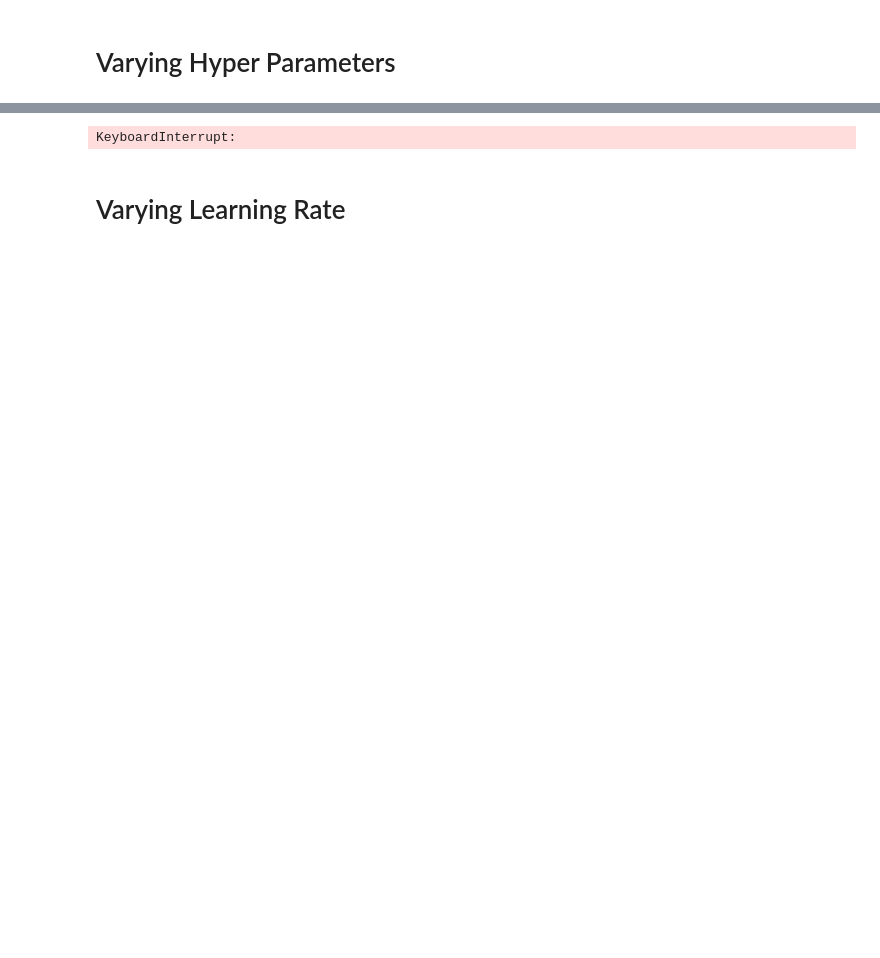
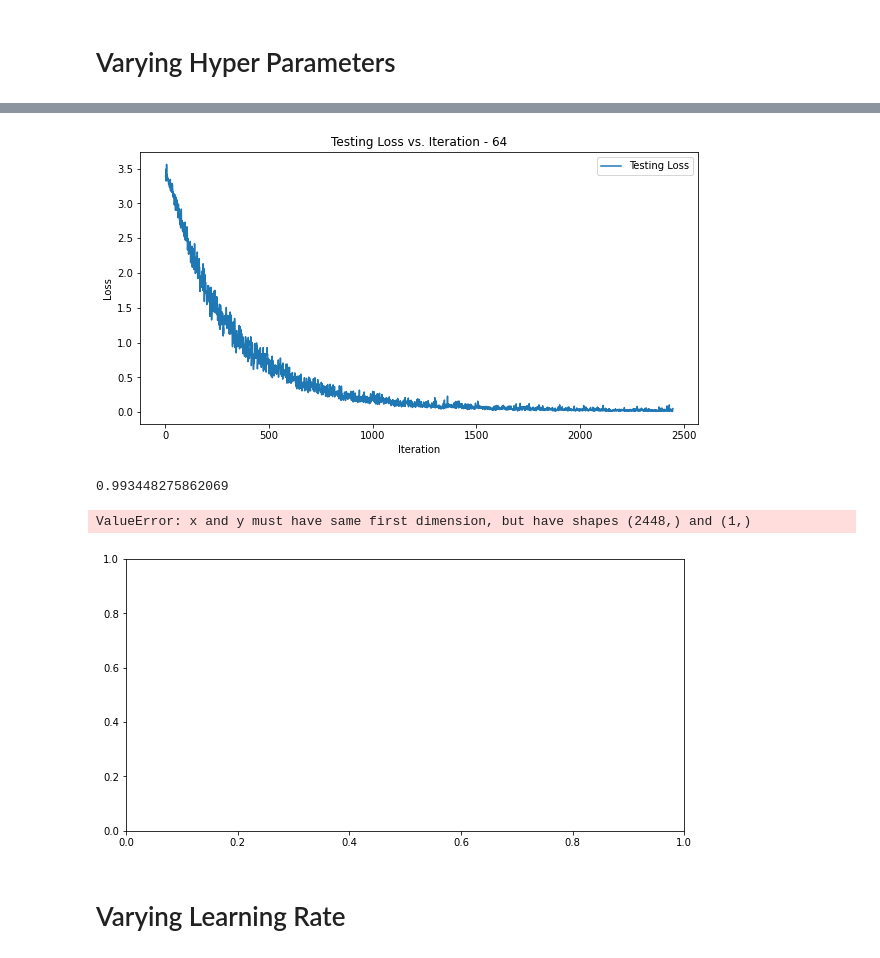
Before and after one commit to sebastian110203/ECE176Final, a Jupyter notebook: ECE_176_Project.ipynb, the cells around one changed output, grey strips where cells are left out. Saved outputs shown, nothing was run; the diff lists cells and outputs as text; code cells hidden in the pictures; blank space fills up the shorter version.

```diff
--- a/ECE_176_Project.ipynb
+++ b/ECE_176_Project.ipynb
@@ -566,5 +668,18 @@ KeyboardInterrupt:
+# %%
+plt.figure(figsize=(10, 5))
+plt.plot(iterations, losses, label='Testing Loss')
+plt.xlabel('Iteration')
+plt.ylabel('Loss')
+plt.title(f'Testing Loss vs. Iteration - 64')
+plt.legend()
+plt.show()
+# %% [output]
+[figure, added]
+0.993448275862069
+ValueError: x and y must have same first dimension, but have shapes (2448,) and (1,)
+[figure, added]
 # %%
-batchsize = [64,128,256]
+batchsize = [128,256]
 channel_1 = 32
 channel_2 = 16
 
@@ -575,7 +690,7 @@ for batch_size in batchsize:
     optimizer = optim.SGD(model.parameters(), lr=learning_rate,
                      momentum=0.9, nesterov=True)
 
-    final_accuracy, iterations, losses = train_part34(model, optimizer, epochs=5)
+    final_accuracy, iterations, losses = train_part34(model, optimizer, epochs=2)
     plt.figure(figsize=(10, 5))
     plt.plot(iterations, losses, label='Training Loss')
     plt.xlabel('Iteration')
@@ -583,8 +698,6 @@ for batch_size in batchsize:
     plt.title(f'Training Loss vs. Iteration - {batch_size}')
     plt.legend()
     plt.show()
-# %% [output]
-KeyboardInterrupt:
 # %% [markdown]
 # Varying Learning Rate
 # %%
```
Also changed, not shown: parts of 37 cells of this notebook.
